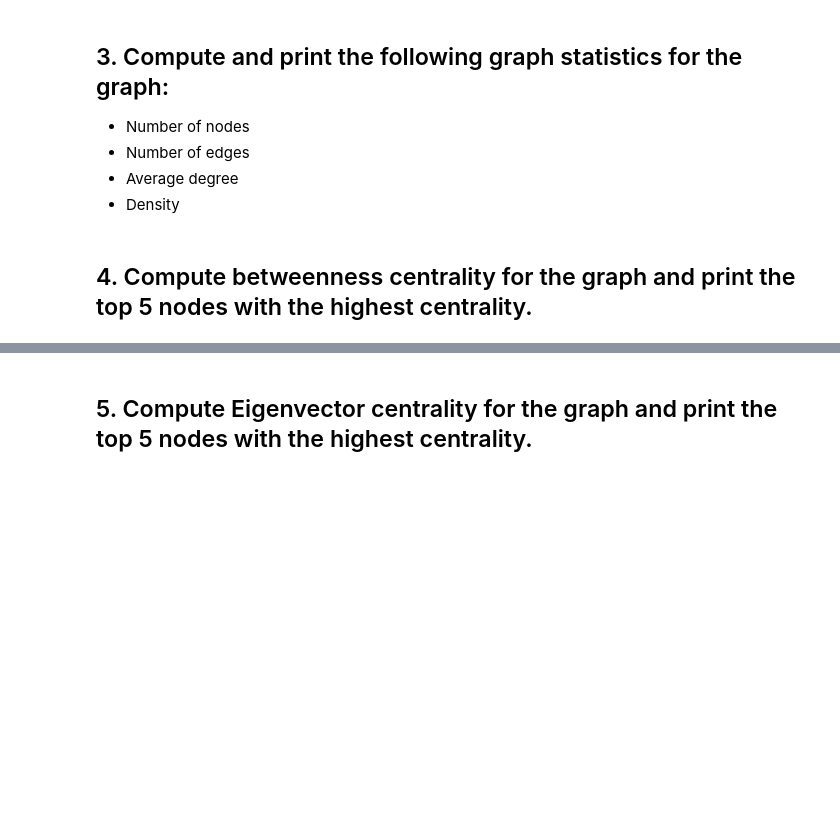
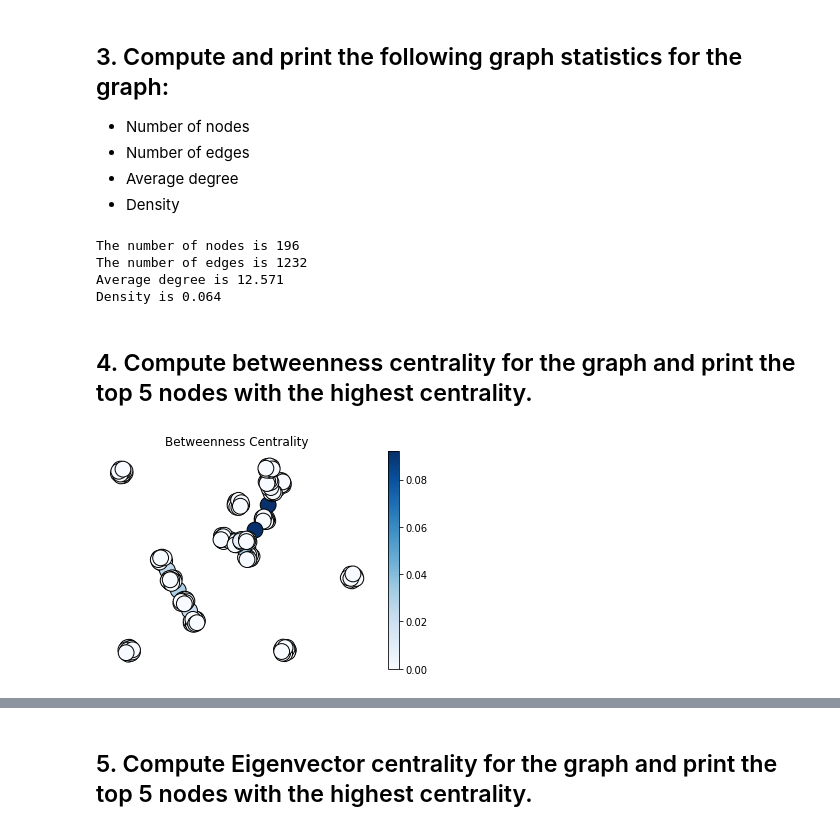
Before and after one commit to ta-datapt-bcn/lab-network-analysis, a Jupyter notebook: your-code/main.ipynb, the cells around one changed output, grey strips where cells are left out. Drawn from its saved outputs; the diff is of its cells as text; code cells hidden in the pictures; blank space fills up the shorter version.

```diff
--- a/your-code/main.ipynb
+++ b/your-code/main.ipynb
@@ -28,5 +111,39 @@ Sort descending by the number of pairwise interactions. Which pair of players ha
 - Number of edges
 - Average degree
 - Density
+# %%
+print(f'The number of nodes is {len(G.nodes())}')
+print(f'The number of edges is {len(G.edges())}')
+print(f'Average degree is {round(sum(dict(nx.degree(G)).values()) / len(G.nodes()), 3)}')
+print(f'Density is {round(nx.density(G), 3)}')
+# %% [output]
+The number of nodes is 196
+The number of edges is 1232
+Average degree is 12.571
+Density is 0.064
 # %% [markdown]
 ## 4. Compute betweenness centrality for the graph and print the top 5 nodes with the highest centrality.
+# %%
+def draw(G, pos, measures, measure_name, logscale=False, labels=False):
+
+    nodes = nx.draw_networkx_nodes(G, pos, node_size=250, cmap=plt.cm.Blues,
+                                   node_color=list(measures.values()),
+                                   nodelist=measures.keys())
+    nodes.set_edgecolor('k')
+
+    if logscale:
+        nodes.set_norm(mcolors.SymLogNorm(linthresh=0.01, linscale=1, base=10))
+
+    if labels:
+        labels = nx.draw_networkx_labels(G, pos)
+
+    edges = nx.draw_networkx_edges(G, pos)
+
+    plt.title(measure_name)
+    plt.colorbar(nodes)
+    plt.axis('off')
+    plt.show()
+# %%
+draw(G, pos, nx.betweenness_centrality(G), 'Betweenness Centrality')
+# %% [output]
+[figure, added]
```
Also changed, not shown: parts of 15 cells of this notebook, 1 other file.
